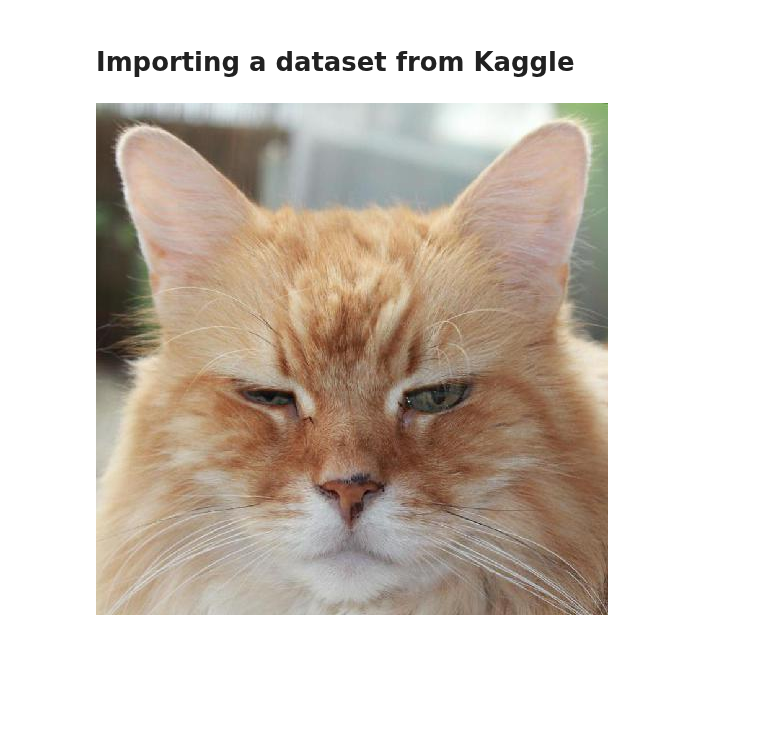
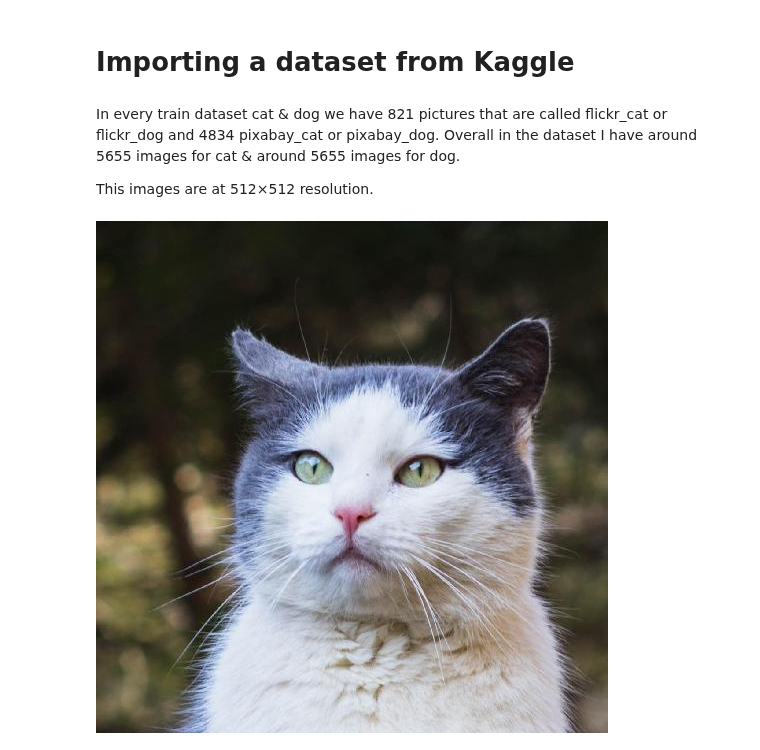
Before and after one commit to ATemova/face-recog-cat-dog, a Jupyter notebook: data-mining-machine-learning-project.ipynb, the cells around one changed output. Saved outputs shown, nothing was run; the diff lists cells and outputs as text; code cells hidden in the pictures; blank space fills up the shorter version.

Commit message:
Kaggle Notebook | Data mining & Machine Learning Project | smallUpdate

```diff
--- a/data-mining-machine-learning-project.ipynb
+++ b/data-mining-machine-learning-project.ipynb
@@ -26,8 +30,12 @@ PyTorch version: 2.1.0+cu121
 # Importing a dataset from Kaggle
 # %%
 from tensorflow.keras.preprocessing.image import ImageDataGenerator, load_img
+# %% [markdown]
+In every train dataset cat & dog we have 821 pictures that are called flickr_cat or flickr_dog and 4834 pixabay_cat or pixabay_dog. Overall in the dataset I have around 5655 images for cat & around 5655 images for dog.
+
+This images are at 512×512 resolution.
 # %%
-load_img('/kaggle/input/animal-faces/afhq/train/cat/pixabay_cat_004546.jpg')
+load_img('/kaggle/input/animal-faces/afhq/train/cat/pixabay_cat_004834.jpg')
 # %% [output]
-[figure, old version]
+[figure, new version]
 # %%
```
Also changed, not shown: parts of 3 cells of this notebook.
